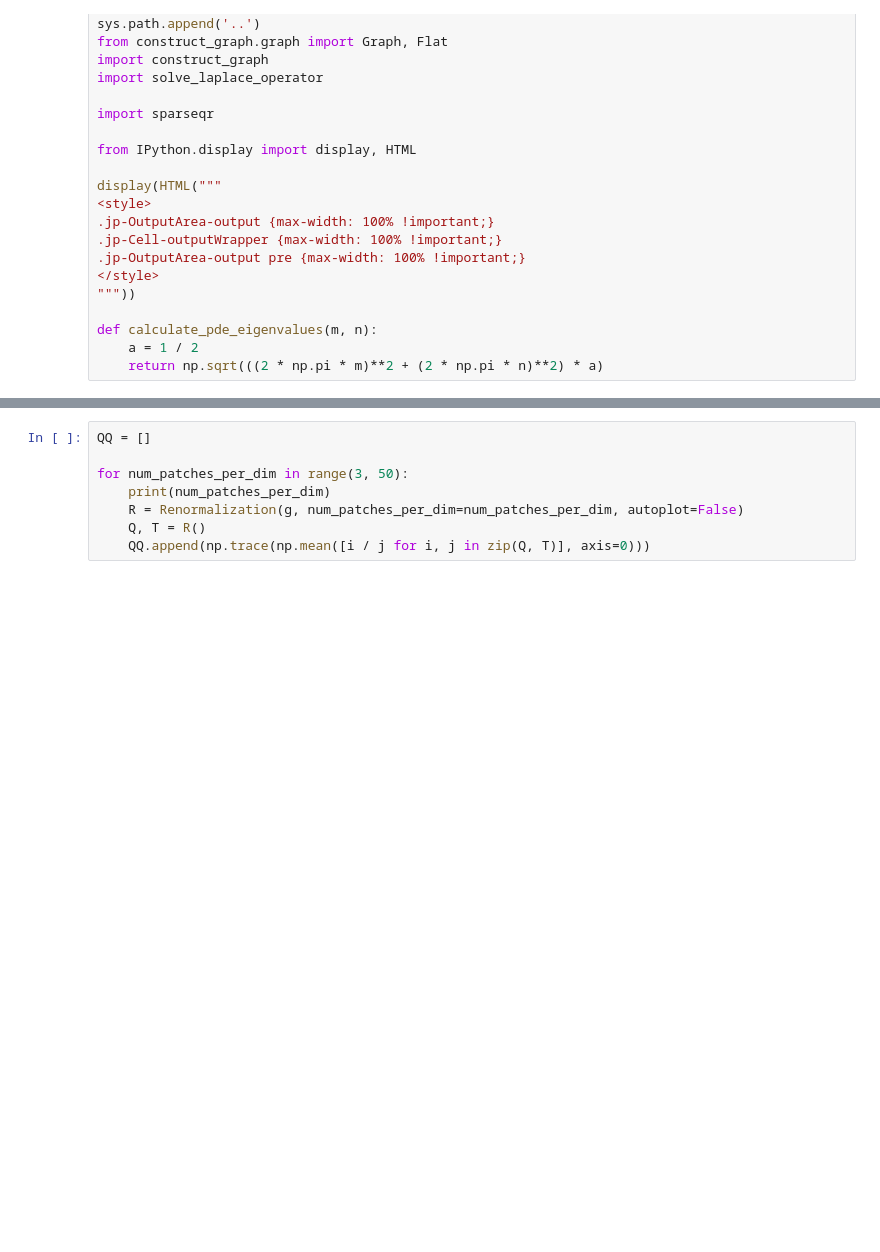
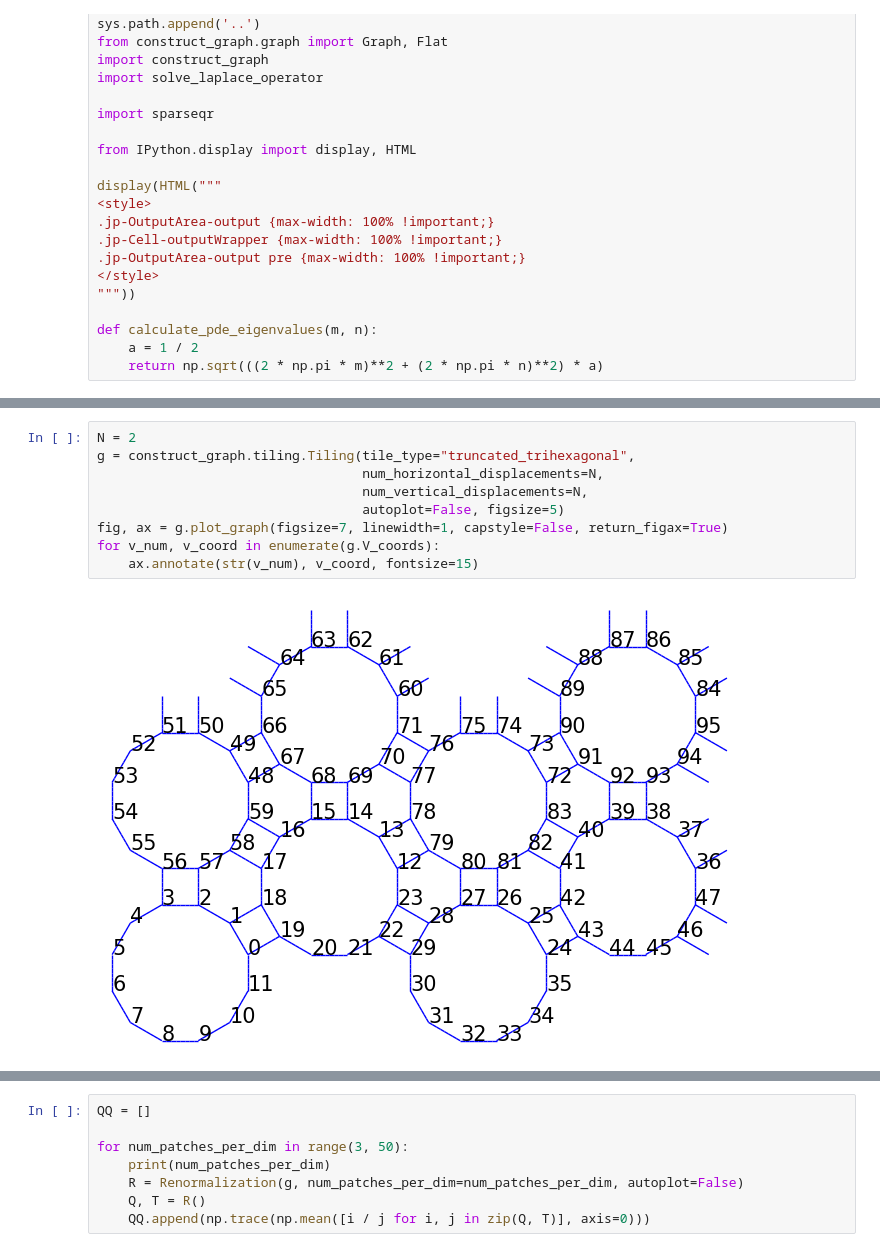
Before and after one commit to sidneyholden1/metric_graph, a Jupyter notebook: test_scripts/patching2.ipynb, the cells around one changed output, grey strips where cells are left out. Drawn from its saved outputs; the diff is of its cells as text; blank space fills up the shorter version.

```diff
--- a/test_scripts/patching2.ipynb
+++ b/test_scripts/patching2.ipynb
@@ -192,3 +235,14 @@ class Renormalization:
         if return_figax:
             return fig, ax
         plt.show()
+# %%
+N = 2
+g = construct_graph.tiling.Tiling(tile_type="truncated_trihexagonal",
+                                  num_horizontal_displacements=N,
+                                  num_vertical_displacements=N,
+                                  autoplot=False, figsize=5)
+fig, ax = g.plot_graph(figsize=7, linewidth=1, capstyle=False, return_figax=True)
+for v_num, v_coord in enumerate(g.V_coords):
+    ax.annotate(str(v_num), v_coord, fontsize=15)
+# %% [output]
+[figure, added]
```
Also changed, not shown: parts of 7 cells of this notebook, 1 other file.
